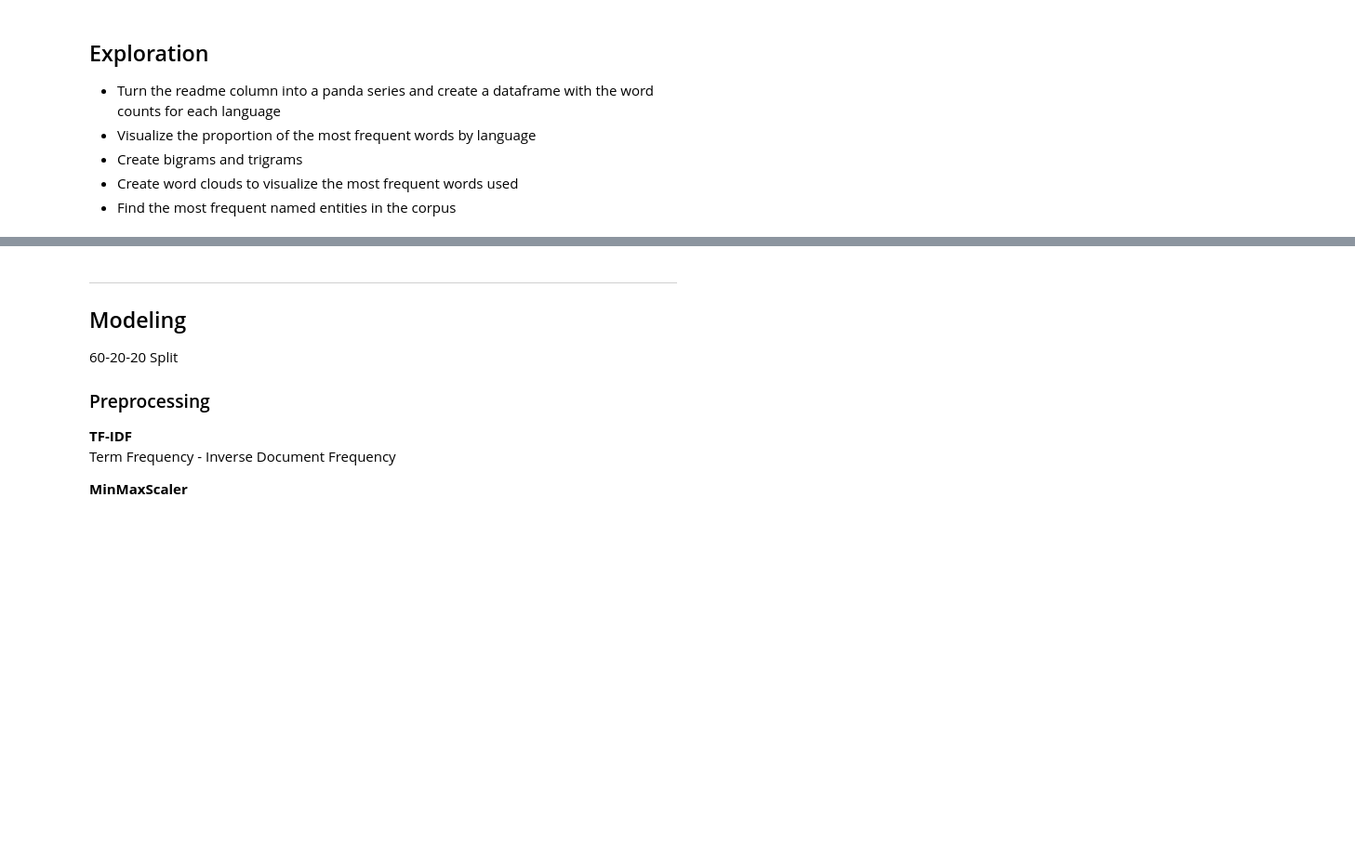
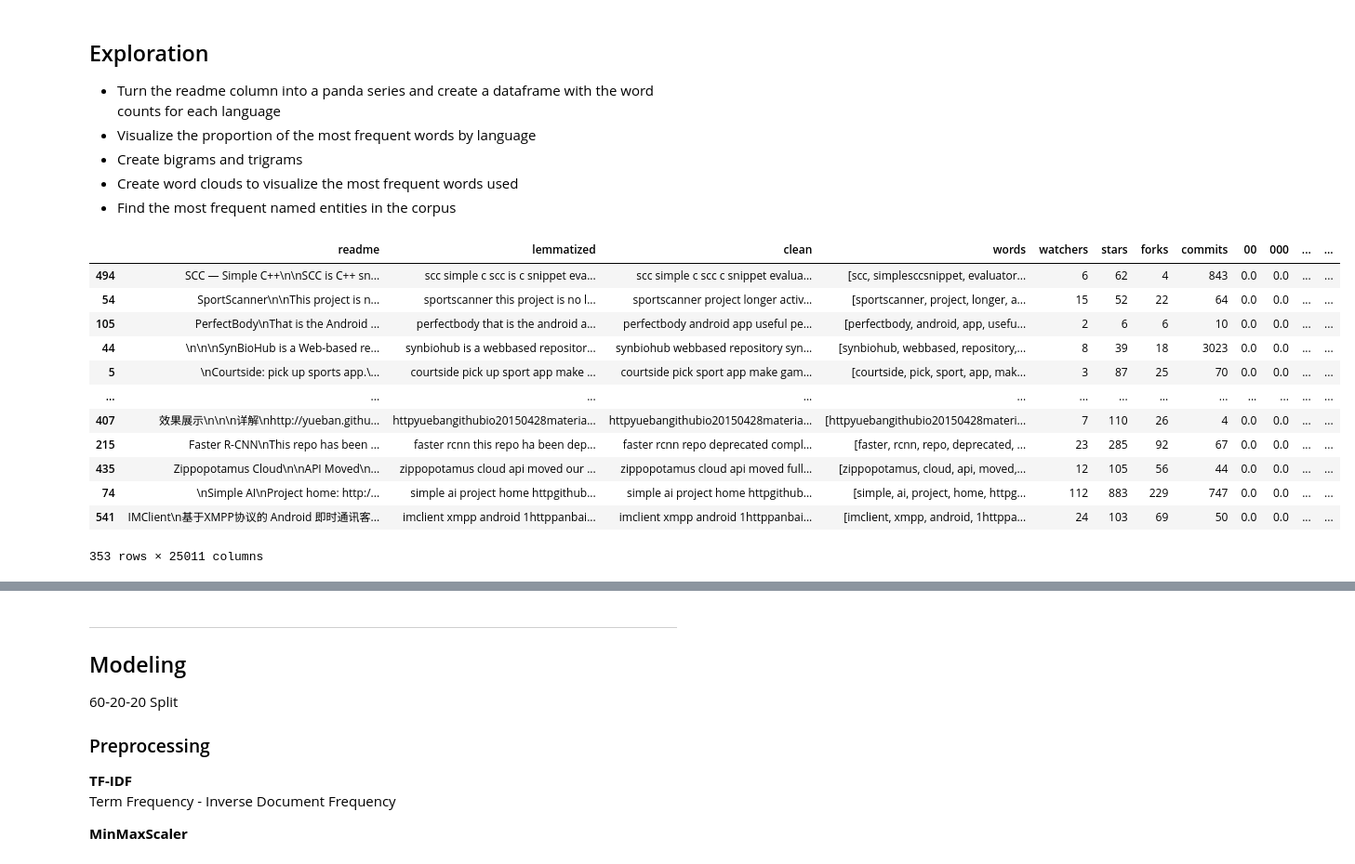
Before and after one commit to NLP-Darden-Project-Team-6/NLP-3, a Jupyter notebook: summary.ipynb, the cells around one changed output, grey strips where cells are left out. Shown at 93% size. Drawn from its saved outputs; the diff is of its cells as text; code cells hidden in the pictures; blank space fills up the shorter version.

```diff
--- a/summary.ipynb
+++ b/summary.ipynb
@@ -93,0 +102,18 @@ X_train.shape, X_validate.shape, X_test.shape
+# %%
+X_train = X_train.join(y_train)
+# %%
+X_train
+# %% [output]
+|  | readme | lemmatized | clean | words | watchers | stars | forks | commits | 00 | 000 | ... | ... |
+| 494 | SCC — Simple C++\n\nSCC is C++ sn... | scc simple c scc is c snippet eva... | scc simple c scc c snippet evalua... | [scc, simplesccsnippet, evaluator... | 6 | 62 | 4 | 843 | 0.0 | 0.0 | ... | ... |
+| 54 | SportScanner\n\nThis project is n... | sportscanner this project is no l... | sportscanner project longer activ... | [sportscanner, project, longer, a... | 15 | 52 | 22 | 64 | 0.0 | 0.0 | ... | ... |
+| 105 | PerfectBody\nThat is the Android ... | perfectbody that is the android a... | perfectbody android app useful pe... | [perfectbody, android, app, usefu... | 2 | 6 | 6 | 10 | 0.0 | 0.0 | ... | ... |
+| 44 | \n\n\nSynBioHub is a Web-based re... | synbiohub is a webbased repositor... | synbiohub webbased repository syn... | [synbiohub, webbased, repository,... | 8 | 39 | 18 | 3023 | 0.0 | 0.0 | ... | ... |
+| 5 | \nCourtside: pick up sports app.\... | courtside pick up sport app make ... | courtside pick sport app make gam... | [courtside, pick, sport, app, mak... | 3 | 87 | 25 | 70 | 0.0 | 0.0 | ... | ... |
+| ... | ... | ... | ... | ... | ... | ... | ... | ... | ... | ... | ... | ... |
+| 407 | 效果展示\n\n\n详解\nhttp://yueban.githu... | httpyuebangithubio20150428materia... | httpyuebangithubio20150428materia... | [httpyuebangithubio20150428materi... | 7 | 110 | 26 | 4 | 0.0 | 0.0 | ... | ... |
+| 215 | Faster R-CNN\nThis repo has been ... | faster rcnn this repo ha been dep... | faster rcnn repo deprecated compl... | [faster, rcnn, repo, deprecated, ... | 23 | 285 | 92 | 67 | 0.0 | 0.0 | ... | ... |
+| 435 | Zippopotamus Cloud\n\nAPI Moved\n... | zippopotamus cloud api moved our ... | zippopotamus cloud api moved full... | [zippopotamus, cloud, api, moved,... | 12 | 105 | 56 | 44 | 0.0 | 0.0 | ... | ... |
+| 74 | \nSimple AI\nProject home: http:/... | simple ai project home httpgithub... | simple ai project home httpgithub... | [simple, ai, project, home, httpg... | 112 | 883 | 229 | 747 | 0.0 | 0.0 | ... | ... |
+| 541 | IMClient\n基于XMPP协议的 Android 即时通讯客... | imclient xmpp android 1httppanbai... | imclient xmpp android 1httppanbai... | [imclient, xmpp, android, 1httppa... | 24 | 103 | 69 | 50 | 0.0 | 0.0 | ... | ... |
+353 rows × 25011 columns
```
Also changed, not shown: parts of 9 cells of this notebook.
